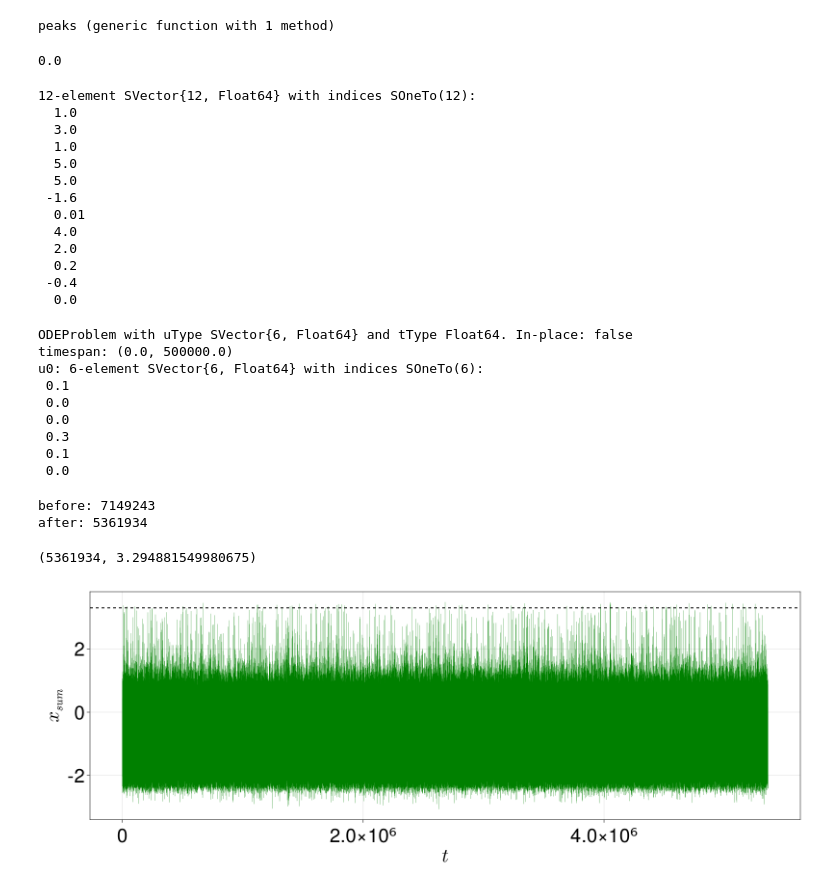
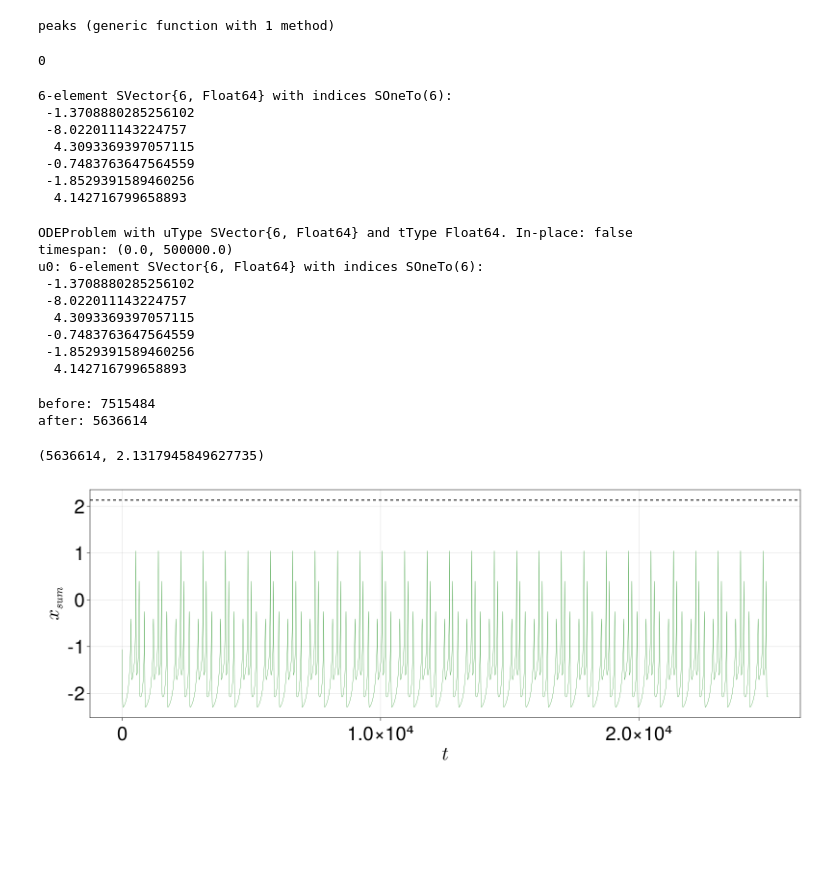
Before and after one commit to SergeyNovak777/dynamical-systems, a Jupyter notebook: Hindmarrh Rose/timeseries, projection/EE in chaos.ipynb, the cells around one changed output. Cells and saved outputs as stored; diff of their text form; code cells hidden in the pictures; blank space fills up the shorter version.

```diff
--- a/Hindmarrh Rose/timeseries, projection/EE in chaos.ipynb
+++ b/Hindmarrh Rose/timeseries, projection/EE in chaos.ipynb
@@ -42,7 +43,7 @@ end
 # %% [output]
 peaks (generic function with 1 method)
 # %%
-tspan = (0., 500000.)
+tspan = (0., 300000.)
 
 a = 1.
 b = 3.
@@ -54,41 +55,39 @@ s = 5.
 I = 4.
 xv = 2.
 
-k1= 0.2
+k1= -0.1
 k2 = -0.4
-k = 0.0
+k = 0
 # %% [output]
-0.0
+0
 # %%
 p = SA[a, b, c, d, s, xr, r, I, xv, k1, k2, k]
-condition = SA[0.1, 0.0, 0.0, 0.3, 0.1, 0.0]
-p
+condition = SA[-1.3708880285256102
+ -8.022011143224757
+  4.3093369397057115
+ -0.7483763647564559
+ -1.8529391589460256
+  4.142716799658893]
 # %% [output]
-12-element SVector{12, Float64} with indices SOneTo(12):
-  1.0
-  3.0
-  1.0
-  5.0
-  5.0
- -1.6
-  0.01
-  4.0
-  2.0
-  0.2
- -0.4
-  0.0
+6-element SVector{6, Float64} with indices SOneTo(6):
+ -1.3708880285256102
+ -8.022011143224757
+  4.3093369397057115
+ -0.7483763647564559
+ -1.8529391589460256
+  4.142716799658893
 # %%
 prob = ODEProblem(HR, condition, tspan, p)
 # %% [output]
 ODEProblem with uType SVector{6, Float64} and tType Float64. In-place: false
 timespan: (0.0, 500000.0)
 u0: 6-element SVector{6, Float64} with indices SOneTo(6):
- 0.1
- 0.0
- 0.0
- 0.3
- 0.1
- 0.0
+ -1.3708880285256102
+ -8.022011143224757
+  4.3093369397057115
+ -0.7483763647564559
+ -1.8529391589460256
+  4.142716799658893
 # %%
 sol = solve(prob, AutoVern9(Rodas5()), abstol = 1e-11, reltol = 1e-11, maxiters = 10000000);
 # %%
@@ -98,21 +97,23 @@ println("before: ", length(xsum))
 xsum = xsum[floor(Int, length(xsum) / 4):end ]
 println("after: ", length(xsum))
 # %% [output]
-before: 7149243
-after: 5361934
+before: 7515484
+after: 5636614
 # %%
 Hs1 = Hs(xsum, 6)
 length(xsum), Hs1
 # %% [output]
-(5361934, 3.294881549980675)
+(5636614, 2.1317945849627735)
 # %%
 f = Figure(resolution = (1600, 600), fontsize = 40)
 ax = Axis(f[1, 1], xlabel = L"t", ylabel = L"x_{sum}")
 
-lines!(ax, xsum, linewidth = 0.5, color = "green")
-# hlines!(Hs2, color = "red", linewidth = 1.0, linestyle = :dash)
+ts, tf = 20000, 45000
+
+lines!(ax, xsum[ts:tf], linewidth = 0.5, color = "green")
+
 hlines!(Hs1, color = "black", linewidth = 2.0, linestyle = :dash)
 
 f
 # %% [output]
-[figure, old version]
+[figure, new version]
```
Also changed, not shown: parts of 4 cells of this notebook, 11 other files.
